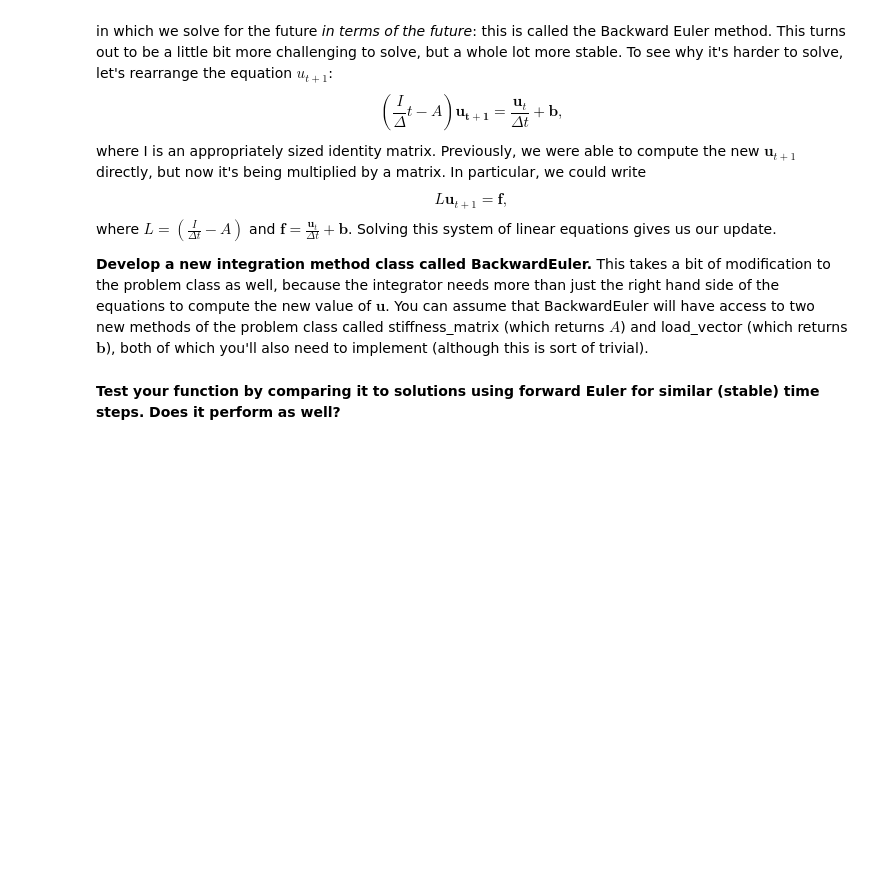
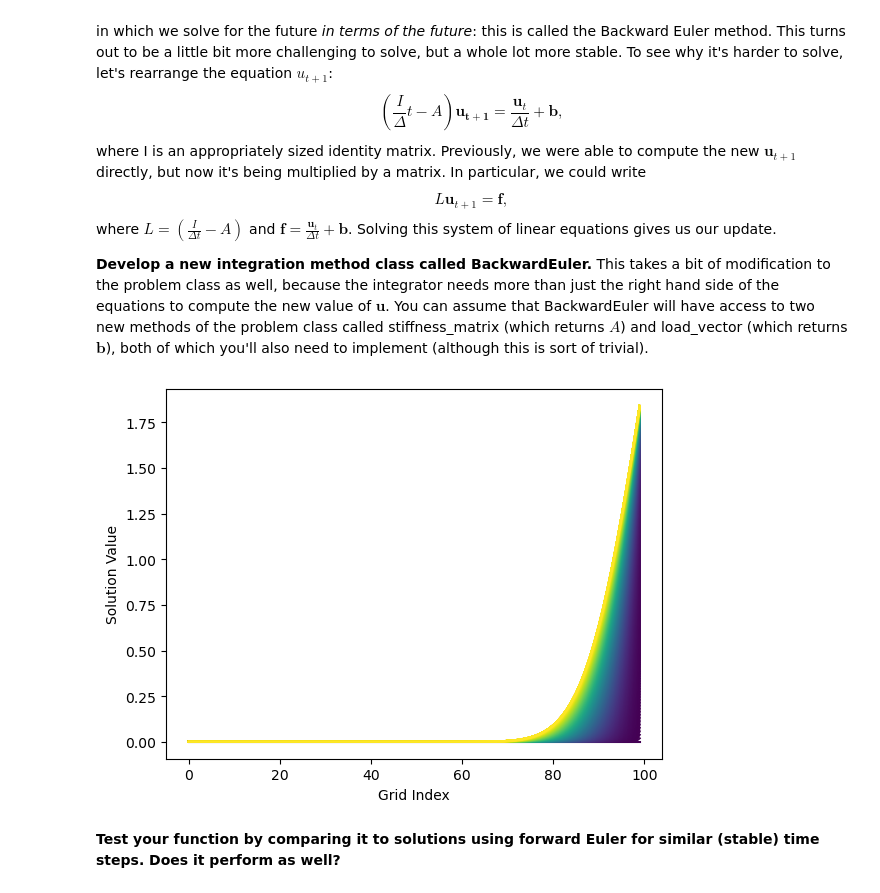
Before and after one commit to jaycebeck/Simulations, a Jupyter notebook: linear/Project6c-ImplictSolvers.ipynb, the cells around one changed output. Saved outputs shown, nothing was run; the diff lists cells and outputs as text; code cells hidden in the pictures; blank space fills up the shorter version.

```diff
--- a/linear/Project6c-ImplictSolvers.ipynb
+++ b/linear/Project6c-ImplictSolvers.ipynb
@@ -49,8 +59,26 @@ class BackwardEuler:
     def __init__(self):
         pass
 
-    def step(self,ode,t,dt,u_0):
-        pass
+    def step(self, ode, t, dt, u_0):
+        L = np.eye(len(u_0)) / dt - ode.stiffness_matrix()
+        f = u_0 / dt + ode.load_vector()
+        u_next = np.linalg.solve(L, f)
+        return u_next
+# %%
+problem = Diffusion(dx=0.1, k=0.01)
+method = BackwardEuler()
+integrator = om.Integrator(ode=problem, method=method)
+t, u = integrator.integrate(interval=[0, 50], dt=0.0001, u_0=np.zeros(100))
+
+# Plotting
+cmap = plt.cm.viridis
+for tt, uu in zip(t[::100], u[::100]):
+    plt.plot(uu, color=cmap(tt/t[-1]))
+plt.xlabel('Grid Index')
+plt.ylabel('Solution Value')
+plt.show()
+# %% [output]
+[figure, added]
 # %% [markdown]
 **Test your function by comparing it to solutions using forward Euler for similar (stable) time steps.  Does it perform as well?**
 # %% [markdown]
```
Also changed, not shown: parts of 2 cells of this notebook, 5 other files.
